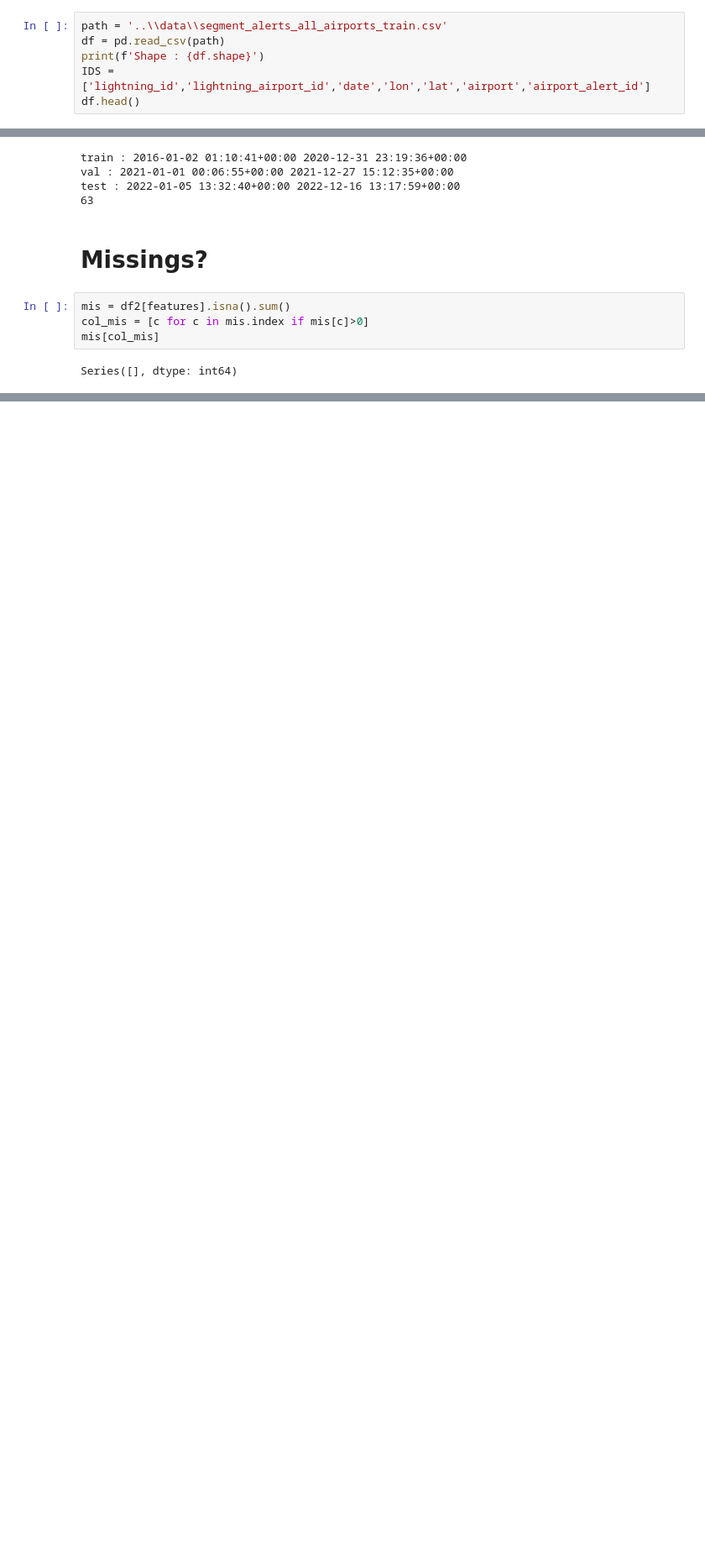
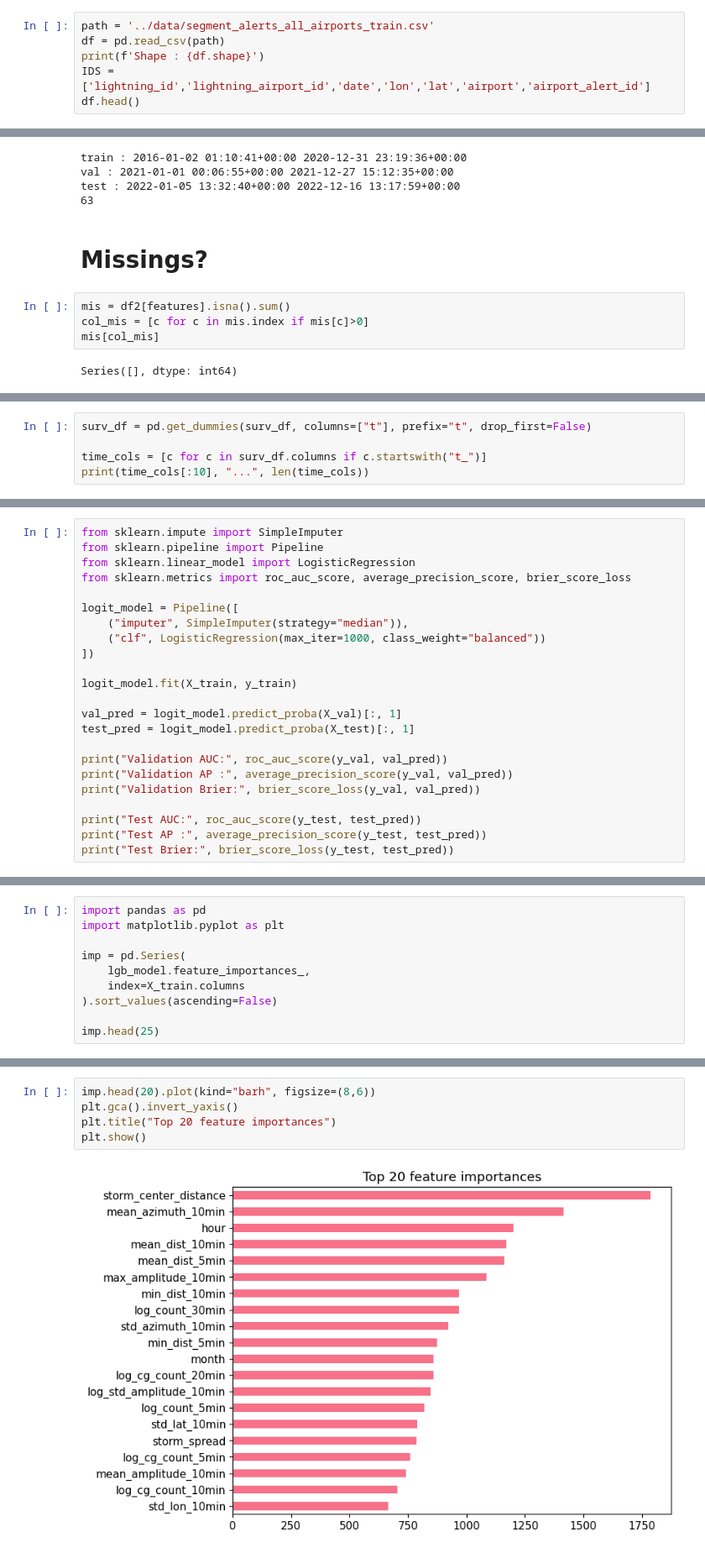
Before and after one commit to Charlin-D-S/IA-PAU-Data-Battle, a Jupyter notebook: notebooks/feature_engeneering.ipynb, the cells around one changed output, grey strips where cells are left out. Shown at 84% size. Cells and saved outputs as stored; diff of their text form; blank space fills up the shorter version.

```diff
--- a/notebooks/feature_engeneering.ipynb
+++ b/notebooks/feature_engeneering.ipynb
@@ -27,7 +27,7 @@ print('✅ Imports OK')
 # %% [output]
 ✅ Imports OK
 # %%
-path = '..\\data\\segment_alerts_all_airports_train.csv'
+path = '../data/segment_alerts_all_airports_train.csv'
 df = pd.read_csv(path)
 print(f'Shape : {df.shape}')
 IDS = ['lightning_id','lightning_airport_id','date','lon','lat','airport','airport_alert_id']
@@ -609,0 +680,5 @@ Series([], dtype: int64)
+# %%
+surv_df = pd.get_dummies(surv_df, columns=["t"], prefix="t", drop_first=False)
+
+time_cols = [c for c in surv_df.columns if c.startswith("t_")]
+print(time_cols[:10], "...", len(time_cols))
@@ -609,0 +767,23 @@ Series([], dtype: int64)
+# %%
+from sklearn.impute import SimpleImputer
+from sklearn.pipeline import Pipeline
+from sklearn.linear_model import LogisticRegression
+from sklearn.metrics import roc_auc_score, average_precision_score, brier_score_loss
+
+logit_model = Pipeline([
+    ("imputer", SimpleImputer(strategy="median")),
+    ("clf", LogisticRegression(max_iter=1000, class_weight="balanced"))
+])
+
+logit_model.fit(X_train, y_train)
+
+val_pred = logit_model.predict_proba(X_val)[:, 1]
+test_pred = logit_model.predict_proba(X_test)[:, 1]
+
+print("Validation AUC:", roc_auc_score(y_val, val_pred))
+print("Validation AP :", average_precision_score(y_val, val_pred))
+print("Validation Brier:", brier_score_loss(y_val, val_pred))
+
+print("Test AUC:", roc_auc_score(y_test, test_pred))
+print("Test AP :", average_precision_score(y_test, test_pred))
+print("Test Brier:", brier_score_loss(y_test, test_pred))
@@ -609,0 +984,10 @@ Series([], dtype: int64)
+# %%
+import pandas as pd
+import matplotlib.pyplot as plt
+
+imp = pd.Series(
+    lgb_model.feature_importances_,
+    index=X_train.columns
+).sort_values(ascending=False)
+
+imp.head(25)
@@ -609,0 +1027,7 @@ Series([], dtype: int64)
+# %%
+imp.head(20).plot(kind="barh", figsize=(8,6))
+plt.gca().invert_yaxis()
+plt.title("Top 20 feature importances")
+plt.show()
+# %% [output]
+[figure, added]
```
Also changed, not shown: parts of 26 cells of this notebook, 3 other files.
